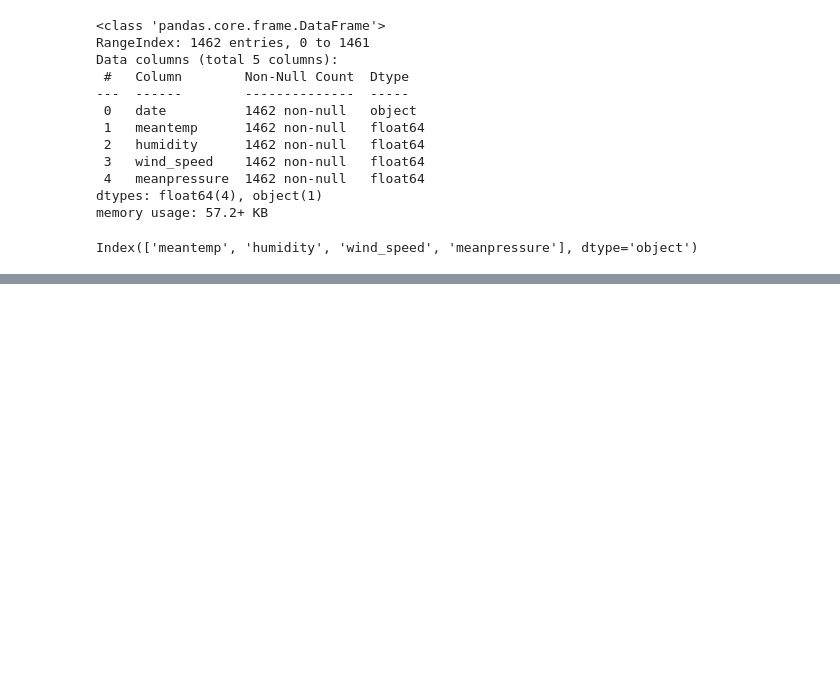
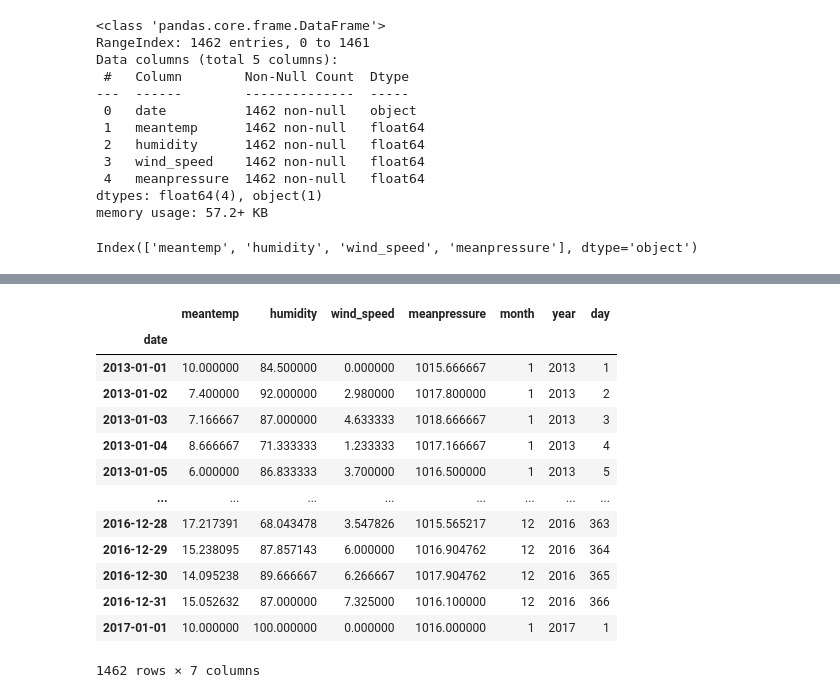
Before and after one commit to thomaschow0716/weather-forecast, a Jupyter notebook: Weather.ipynb, the cells around one changed output, grey strips where cells are left out. Drawn from its saved outputs; the diff is of its cells as text; code cells hidden in the pictures; blank space fills up the shorter version.

```diff
--- a/Weather.ipynb
+++ b/Weather.ipynb
@@ -98,0 +93,17 @@ plt.show()
+# %%
+train
+# %% [output]
+|  | meantemp | humidity | wind_speed | meanpressure | month | year | day |
+| date |  |  |  |  |  |  |  |
+| 2013-01-01 | 10.000000 | 84.500000 | 0.000000 | 1015.666667 | 1 | 2013 | 1 |
+| 2013-01-02 | 7.400000 | 92.000000 | 2.980000 | 1017.800000 | 1 | 2013 | 2 |
+| 2013-01-03 | 7.166667 | 87.000000 | 4.633333 | 1018.666667 | 1 | 2013 | 3 |
+| 2013-01-04 | 8.666667 | 71.333333 | 1.233333 | 1017.166667 | 1 | 2013 | 4 |
+| 2013-01-05 | 6.000000 | 86.833333 | 3.700000 | 1016.500000 | 1 | 2013 | 5 |
+| ... | ... | ... | ... | ... | ... | ... | ... |
+| 2016-12-28 | 17.217391 | 68.043478 | 3.547826 | 1015.565217 | 12 | 2016 | 363 |
+| 2016-12-29 | 15.238095 | 87.857143 | 6.000000 | 1016.904762 | 12 | 2016 | 364 |
+| 2016-12-30 | 14.095238 | 89.666667 | 6.266667 | 1017.904762 | 12 | 2016 | 365 |
+| 2016-12-31 | 15.052632 | 87.000000 | 7.325000 | 1016.100000 | 12 | 2016 | 366 |
+| 2017-01-01 | 10.000000 | 100.000000 | 0.000000 | 1016.000000 | 1 | 2017 | 1 |
+1462 rows × 7 columns
```
Also changed, not shown: parts of 8 cells of this notebook.
